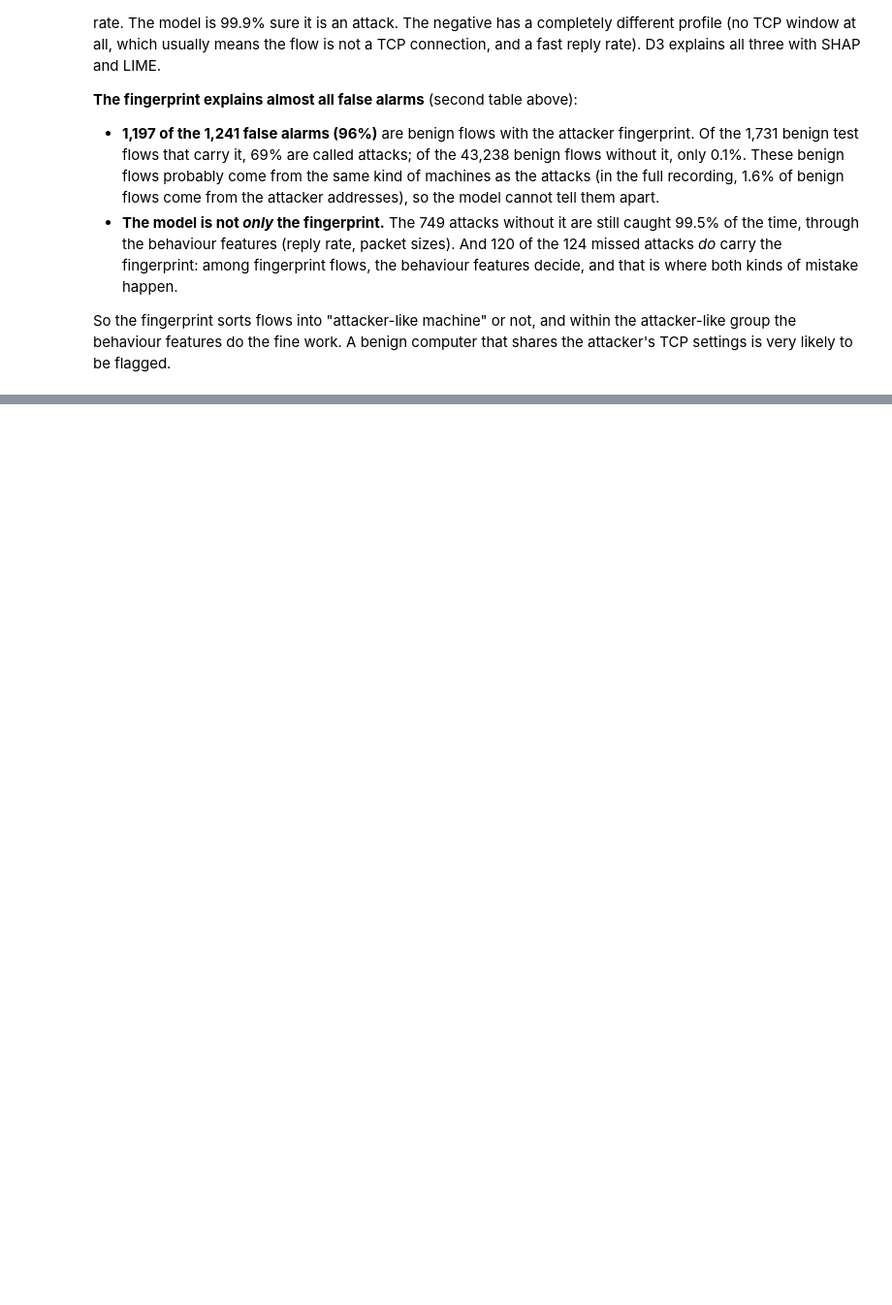
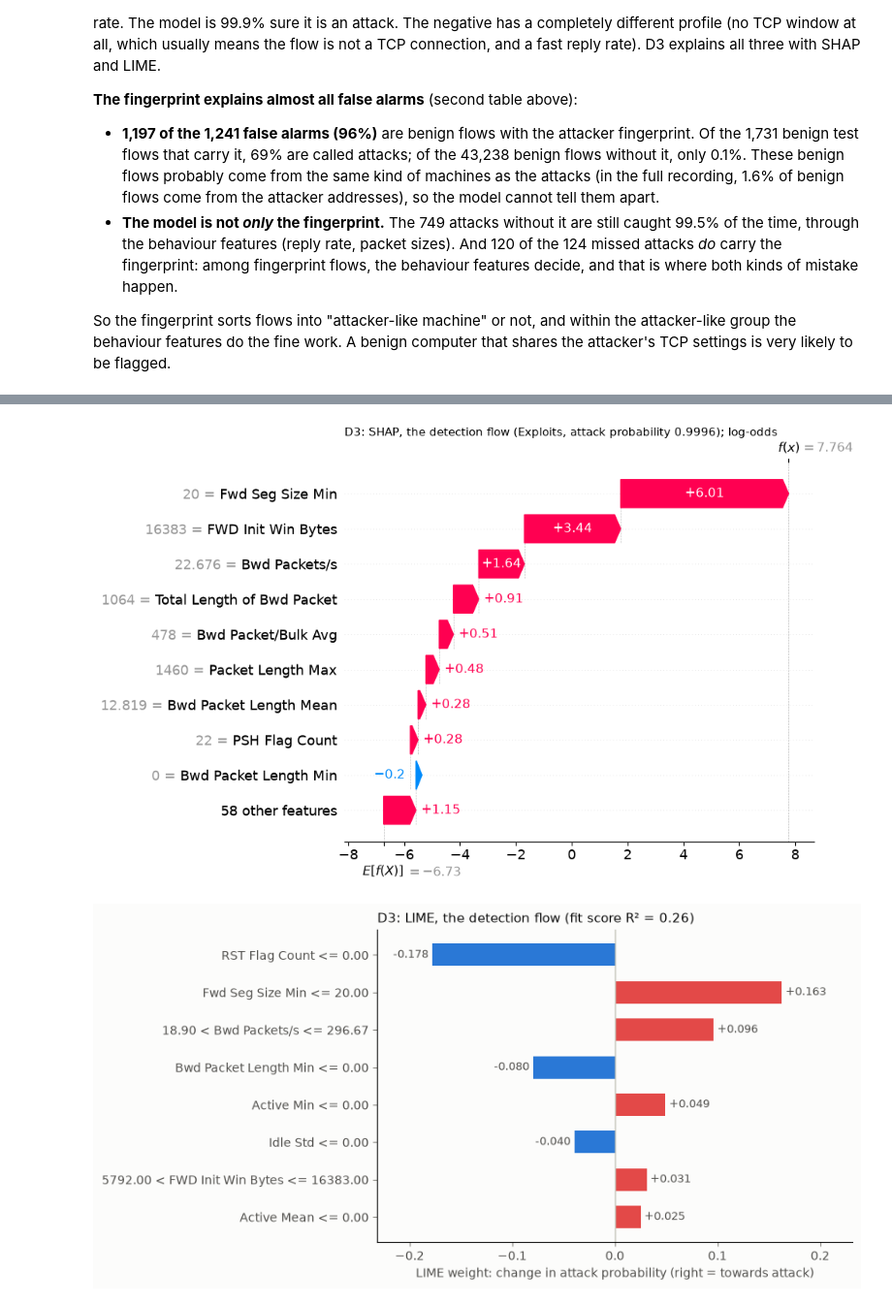
Before and after one commit to steve-nt/AI-for-Cybersecurity-Final-Mini-Project, a Jupyter notebook: parts/30_explanation.ipynb, the cells around one changed output, grey strips where cells are left out. Shown at 97% size. Cells and saved outputs as stored; diff of their text form; code cells hidden in the pictures; blank space fills up the shorter version.

Commit message:
D3: SHAP and LIME for the three flows

```diff
--- a/parts/30_explanation.ipynb
+++ b/parts/30_explanation.ipynb
@@ -269,0 +287,76 @@ likely to be flagged.
+# %%
+# STEP D3
+from lime.lime_tabular import LimeTabularExplainer
+
+
+def predict_fn(a):
+    """The black box for LIME and the xai_tools helpers: they pass plain numbers, the model wants a table."""
+    return boost.predict_proba(pd.DataFrame(a, columns=FEATURES))
+
+
+lime_explainer = LimeTabularExplainer(X_train.to_numpy(), feature_names=FEATURES,
+                                      class_names=["benign", "attack"], discretize_continuous=True,
+                                      random_state=SEED)
+
+# Same colours as SHAP's plots: red = pushes towards attack, blue = towards benign (a validated
+# diverging pair; LIME's own red/green plot is hard to read for colour-blind readers).
+TO_ATTACK, TO_BENIGN = "#e34948", "#2a78d6"
+
+
+def plot_lime(summary, title, path):
+    """Horizontal bars of LIME's conditions and weights, the largest at the top, values written out."""
+    conditions = summary["conditions"][::-1]
+    labels = [c for c, _ in conditions]
+    weights = np.array([w for _, w in conditions])
+    fig, ax = plt.subplots(figsize=(9, 0.42 * len(labels) + 1.2), facecolor="#fcfcfb")
+    ax.set_facecolor("#fcfcfb")
+    ax.barh(labels, weights, color=np.where(weights > 0, TO_ATTACK, TO_BENIGN), height=0.6)
+    ax.axvline(0, color="#c3c2b7", linewidth=1)
+    span = np.abs(weights).max()
+    for i, w in enumerate(weights):
+        ax.text(w + (0.02 if w > 0 else -0.02) * span, i, f"{w:+.3f}", va="center",
+                ha="left" if w > 0 else "right", color="#52514e", fontsize=9)
+    ax.set_xlim(-1.3 * span, 1.3 * span)
+    ax.set_xlabel("LIME weight: change in attack probability (right = towards attack)", color="#52514e")
+    ax.set_title(title, loc="left", fontsize=11, color="#0b0b0b")
+    for side in ("top", "right"):
+        ax.spines[side].set_visible(False)
+    ax.tick_params(colors="#898781", labelcolor="#52514e")
+    fig.tight_layout()
+    fig.savefig(path, dpi=150, facecolor="#fcfcfb")
+    plt.show()
+
+case_shap, case_lime, rows = {}, {}, []
+for name, pos in CASES.items():
+    x = X_test.iloc[[pos]]
+    one = explainer(x)[0]                                   # SHAP for this flow
+    case_shap[name] = pd.Series(one.values, index=FEATURES)
+
+    shap.plots.waterfall(one, max_display=10, show=False)
+    plt.title(f"D3: SHAP, the {name} flow ({type_test.iloc[pos]}, attack probability "
+              f"{p_test[pos]:.4f}); log-odds", loc="left", fontsize=11)
+    plt.savefig(FIGURES / f"D3_shap_{name}.png", dpi=150, bbox_inches="tight")
+    plt.show()
+
+    exp, summary = xai_tools.lime_explain(lime_explainer, predict_fn, x.to_numpy()[0], num_features=8,
+                                          num_samples=5000)
+    case_lime[name] = summary
+    plot_lime(summary, f"D3: LIME, the {name} flow (fit score R² = {summary['score']:.2f})",
+              FIGURES / f"D3_lime_{name}.png")
+
+    shap_top3 = list(case_shap[name].abs().sort_values(ascending=False).index[:3])
+    lime_top3 = list(summary["weights"].abs().sort_values(ascending=False).index[:3])
+    rows.append({"case": name, "attack_type": type_test.iloc[pos], "attack_probability": p_test[pos],
+                 "SHAP_top3": ", ".join(shap_top3), "LIME_top3": ", ".join(lime_top3),
+                 "shared_in_top3": xai_tools.topk_overlap(case_shap[name], summary["weights"], k=3),
+                 "LIME_fit_score": summary["score"], "LIME_local_prediction": summary["local_pred"]})
+    print(f"{name}: LIME conditions (weight in attack probability):")
+    for condition, weight in summary["conditions"]:
+        print(f"   {weight:+.3f}  {condition}")
+
+top3 = pd.DataFrame(rows).set_index("case")
+top3.to_csv(TABLES / "D3_top3.csv", float_format="%.4f")
+top3
+# %% [output]
+[figure, added]
+[figure, added]
```
Also changed, not shown: parts of 5 cells of this notebook, 10 other files.
